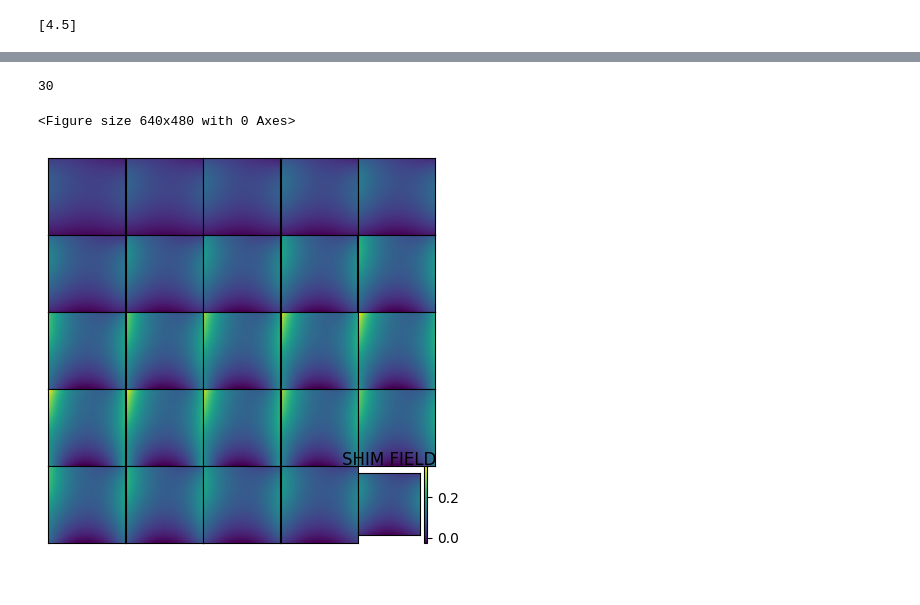
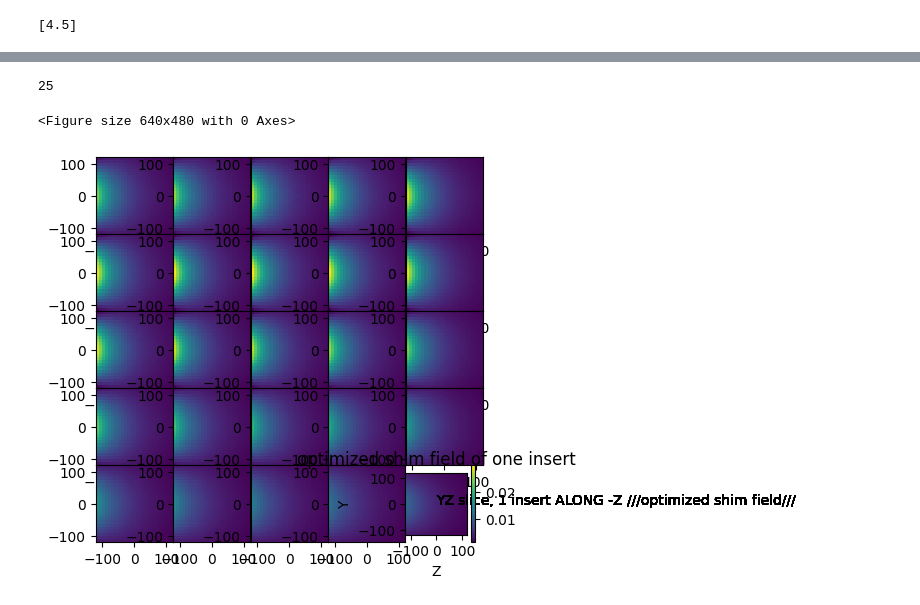
Before and after one commit to rst030/cosi-measure, a Jupyter notebook: Software/COSI2/test_BANANA_1_INSERT_.ipynb, the cells around one changed output, grey strips where cells are left out. Drawn from its saved outputs; the diff is of its cells as text; code cells hidden in the pictures.

```diff
--- a/Software/COSI2/test_BANANA_1_INSERT_.ipynb
+++ b/Software/COSI2/test_BANANA_1_INSERT_.ipynb
@@ -455,7 +557,7 @@ plt.figure(0)
 mapsize = int(np.sqrt(len(FieldMeasured[:,0,0])))
 fig, axes = plt.subplots(nrows=mapsize, ncols=mapsize, figsize=(mapsize, mapsize))
 
-xvals = b0map_iter1.xDim_SPH_fine
+xvals = b0map_banana.xDim_SPH_fine
 
 d = np.shape(coordinate_grid[0])
 print(d[0])
@@ -464,14 +566,14 @@ print(d[0])
 for i in range(5):
     for j in range(5):
         xxx = axes[i,j].imshow(MagnetsField_simulated[i*5+j,:,:],clim=[np.nanmin(MagnetsField_simulated),np.nanmax(MagnetsField_simulated)],origin = 'lower',extent=[-120,120,-120,120])
-        plt.text(-0,0,'YZ slice, 1 SHIM ALONG -Y ///SIM///')
+        plt.text(-0,0,'YZ slice, 1 insert ALONG -Z ///SIM quick///')
         axes[i,j].xaxis.set_visible(True)
         axes[i,j].yaxis.set_visible(True)
         plt.xlabel('Z')
         plt.ylabel('Y')
 
 plt.subplots_adjust(wspace=0, hspace=0)
-plt.title('1 insert -Y, alpha=pi')
+plt.title('1 insert -Z, alpha=-pi/2')
 plt.colorbar(mappable=xxx)
 plt.savefig('./pics/ALL_INSERTS_ALONG_-Y_SIM.png',format="png")
 plt.savefig('./pics/ALL_INSERTS_ALONG_-Y_SIM.pdf',format="pdf")
@@ -486,10 +588,10 @@ plt.show()
 # generating the magnetic fields:
 # magnet field is magnetFields[:,:,:,2,0]
 # mask the magnet fields
-DSV = b0map_iter1.path.radius*2 # DEFINED ABOVE!
-b0map = b0map_iter1
+DSV = b0map_banana.path.radius*2 # DEFINED ABOVE!
+b0map = b0map_banana
 
-DSV_INNER = b0map.path.radius*1.5 #!!!TEMP*1.96#1.95 # DEFINED ABOVE!
+DSV_INNER = b0map.path.radius*0.2 #!!!TEMP*1.96#1.95 # DEFINED ABOVE!
 # make a spherical mask with diameter DSV
 sphereMask = np.zeros(np.shape(coordinate_grid[0]), dtype = float)
 sphereMask[np.square(coordinate_grid[0]) + np.square(coordinate_grid[1]) + np.square(coordinate_grid[2]) <= (DSV/2)**2] = 1
@@ -501,7 +603,7 @@ print(np.shape(magnetFields))
 
 maskedFields =magnetFields[sphereMask == 1, :,:].astype(float) #!!! TEMP!!!!
 maskedFields_stacked = np.hstack((maskedFields[:,1,:],maskedFields[:,2,:])) # WE HAVE Y AND Z
-
+print(np.shape(maskedFields_stacked))
 
 plt.imshow(maskedFields_stacked) #
 # %% [output]
@@ -522,4 +625,7 @@ print(np.shape(stackedRotationVector))
 rotatedFieldOfShimMagnetsStacked = np.matmul(maskedFields_stacked,stackedRotationVector)
 
 print(np.shape(rotatedFieldOfShimMagnetsStacked))
+
+initialFieldMasked = FieldMeasured[sphereMask == 1].astype(float)
+print(np.shape(initialFieldMasked))
 # %% [output]
@@ -587,7 +704,7 @@ plt.show()
 # %%
 # now do the least squares optimization
-vector_of_magnet_rotations =np.load('optIter2_1ring.npy')#
-#vector_of_magnet_rotations = np.zeros(len(shimming_magnets))+3*np.pi/2#vector_of_magnet_rotations*0 ##
+vector_of_magnet_rotations =np.load('banana_angles.npy')#
+#vector_of_magnet_rotations = np.zeros(len(shimming_magnets))+np.pi#vector_of_magnet_rotations*0 ##
 cost = _dataFitting(vector_of_magnet_rotations)
 
 print(np.sum(cost))
@@ -681,32 +757,35 @@ mean mT 47.70 -> 47.54
 # %%
 # SHIM FIELD
 plt.figure(0)
 
 mapsize = int(np.sqrt(len(FieldMeasured[:,0,0])))
 fig, axes = plt.subplots(nrows=mapsize, ncols=mapsize, figsize=(mapsize, mapsize))
 
-xvals = b0map_iter1.xDim_SPH_fine
+xvals = b0map_banana.xDim_SPH_fine
 
 shimoffset = 0# np.nanmean(shimmed_Field_final) - np.nanmean(initialField)
 d = np.shape(coordinate_grid[0])
 print(d[0])
 
 
-for i in range(mapsize):
-    for j in range(mapsize):
-        xxx = axes[j,i].imshow(optimized_shim_Field[i+j*mapsize,:,:],clim=[1.00*np.nanmin(optimized_shim_Field)+shimoffset,1.00*np.nanmax(optimized_shim_Field)+shimoffset],origin='lower')
-        axes[j,i].xaxis.set_visible(False)
-        axes[j,i].yaxis.set_visible(False)
+for i in range(5):
+    for j in range(5):
+        xxx = axes[i,j].imshow(shimFieldRendered[i*5+j,:,:],clim=[np.nanmin(shimFieldRendered),np.nanmax(shimFieldRendered)],origin = 'lower',extent=[-120,120,-120,120])
+        plt.text(-0,0,'YZ slice, 1 insert ALONG -Z ///optimized shim field///') #clim=[np.nanmin(shimFieldRendered),np.nanmax(shimFieldRendered)],
+        axes[i,j].xaxis.set_visible(True)
+        axes[i,j].yaxis.set_visible(True)
+        plt.xlabel('Z')
+        plt.ylabel('Y')
 
 plt.subplots_adjust(wspace=0, hspace=0)
-plt.title('SHIM FIELD')
+plt.title('optimized shim field of one insert')
 plt.colorbar(mappable=xxx)
+plt.savefig('./pics/ALL_INSERTS_ALONG_-Y_SIM.png',format="png")
+plt.savefig('./pics/ALL_INSERTS_ALONG_-Y_SIM.pdf',format="pdf")
 
-plt.savefig('./pics/shim_field_ITER2_1RING.png',format="png")
-plt.savefig('./pics/shim_field_ITER2_1RING.pdf',format="pdf")
 
 plt.show()
 # %% [output]
-30
+25
 <Figure size 640x480 with 0 Axes>
-[figure, old version]
+[figure, new version]
```
Also changed, not shown: parts of 25 cells of this notebook, 18 other files.
